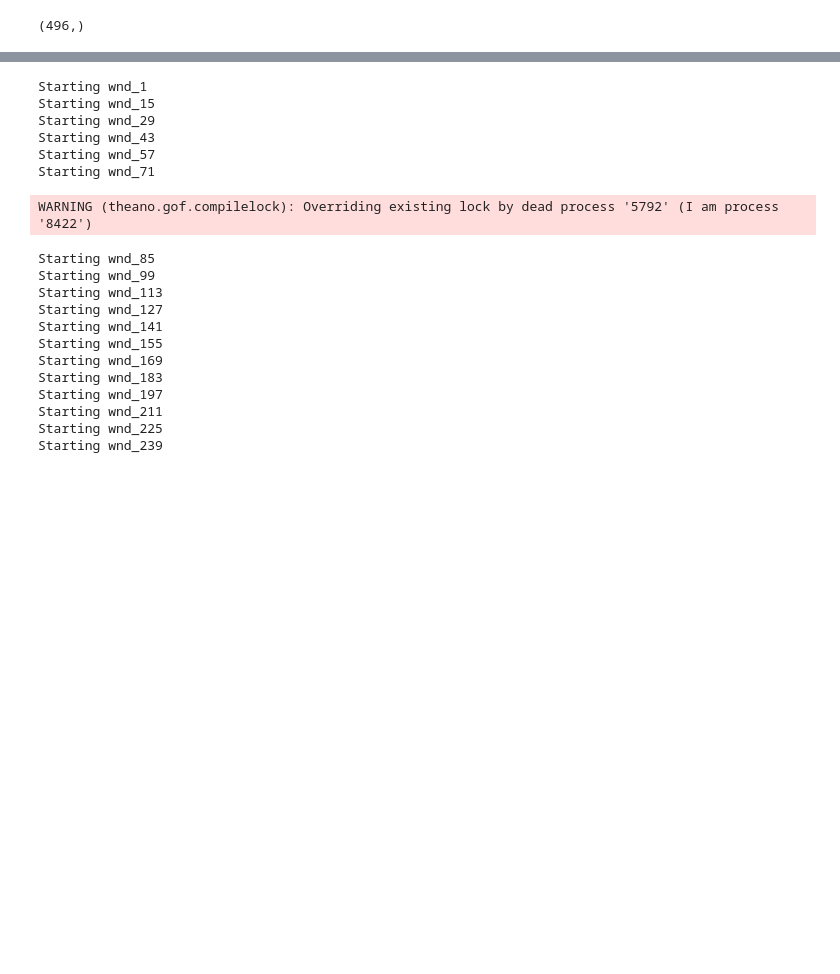
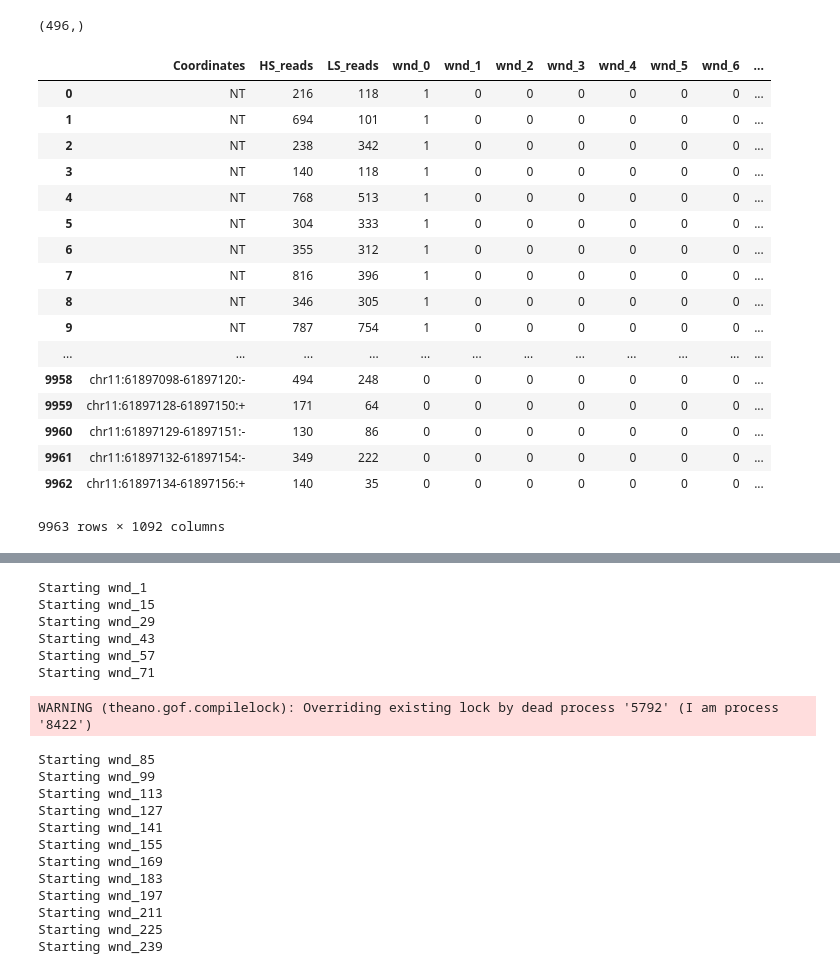
Before and after one commit to sjgosai/casa, a Jupyter notebook: analysis/F1_R1.ipynb, the cells around one changed output, grey strips where cells are left out. Cells and saved outputs as stored; diff of their text form; code cells hidden in the pictures; blank space fills up the shorter version.

```diff
--- a/analysis/F1_R1.ipynb
+++ b/analysis/F1_R1.ipynb
@@ -897,6 +899,27 @@ plt.hist(use_data['LS_reads'].values+ use_data['HS_reads'].values, bins=100, ran
 slicer.shape
 # %% [output]
 (496,)
+# %%
+wind_data
+# %% [output]
+|  | Coordinates | HS_reads | LS_reads | wnd_0 | wnd_1 | wnd_2 | wnd_3 | wnd_4 | wnd_5 | wnd_6 | ... |
+| 0 | NT | 216 | 118 | 1 | 0 | 0 | 0 | 0 | 0 | 0 | ... |
+| 1 | NT | 694 | 101 | 1 | 0 | 0 | 0 | 0 | 0 | 0 | ... |
+| 2 | NT | 238 | 342 | 1 | 0 | 0 | 0 | 0 | 0 | 0 | ... |
+| 3 | NT | 140 | 118 | 1 | 0 | 0 | 0 | 0 | 0 | 0 | ... |
+| 4 | NT | 768 | 513 | 1 | 0 | 0 | 0 | 0 | 0 | 0 | ... |
+| 5 | NT | 304 | 333 | 1 | 0 | 0 | 0 | 0 | 0 | 0 | ... |
+| 6 | NT | 355 | 312 | 1 | 0 | 0 | 0 | 0 | 0 | 0 | ... |
+| 7 | NT | 816 | 396 | 1 | 0 | 0 | 0 | 0 | 0 | 0 | ... |
+| 8 | NT | 346 | 305 | 1 | 0 | 0 | 0 | 0 | 0 | 0 | ... |
+| 9 | NT | 787 | 754 | 1 | 0 | 0 | 0 | 0 | 0 | 0 | ... |
+| ... | ... | ... | ... | ... | ... | ... | ... | ... | ... | ... | ... |
+| 9958 | chr11:61897098-61897120:- | 494 | 248 | 0 | 0 | 0 | 0 | 0 | 0 | 0 | ... |
+| 9959 | chr11:61897128-61897150:+ | 171 | 64 | 0 | 0 | 0 | 0 | 0 | 0 | 0 | ... |
+| 9960 | chr11:61897129-61897151:- | 130 | 86 | 0 | 0 | 0 | 0 | 0 | 0 | 0 | ... |
+| 9961 | chr11:61897132-61897154:- | 349 | 222 | 0 | 0 | 0 | 0 | 0 | 0 | 0 | ... |
+| 9962 | chr11:61897134-61897156:+ | 140 | 35 | 0 | 0 | 0 | 0 | 0 | 0 | 0 | ... |
+9963 rows × 1092 columns
 # %%
 with pm.Model() as model:
     low_observed = shared(np.zeros(100))
```
Also changed, not shown: parts of 17 cells of this notebook, 2 other files.
